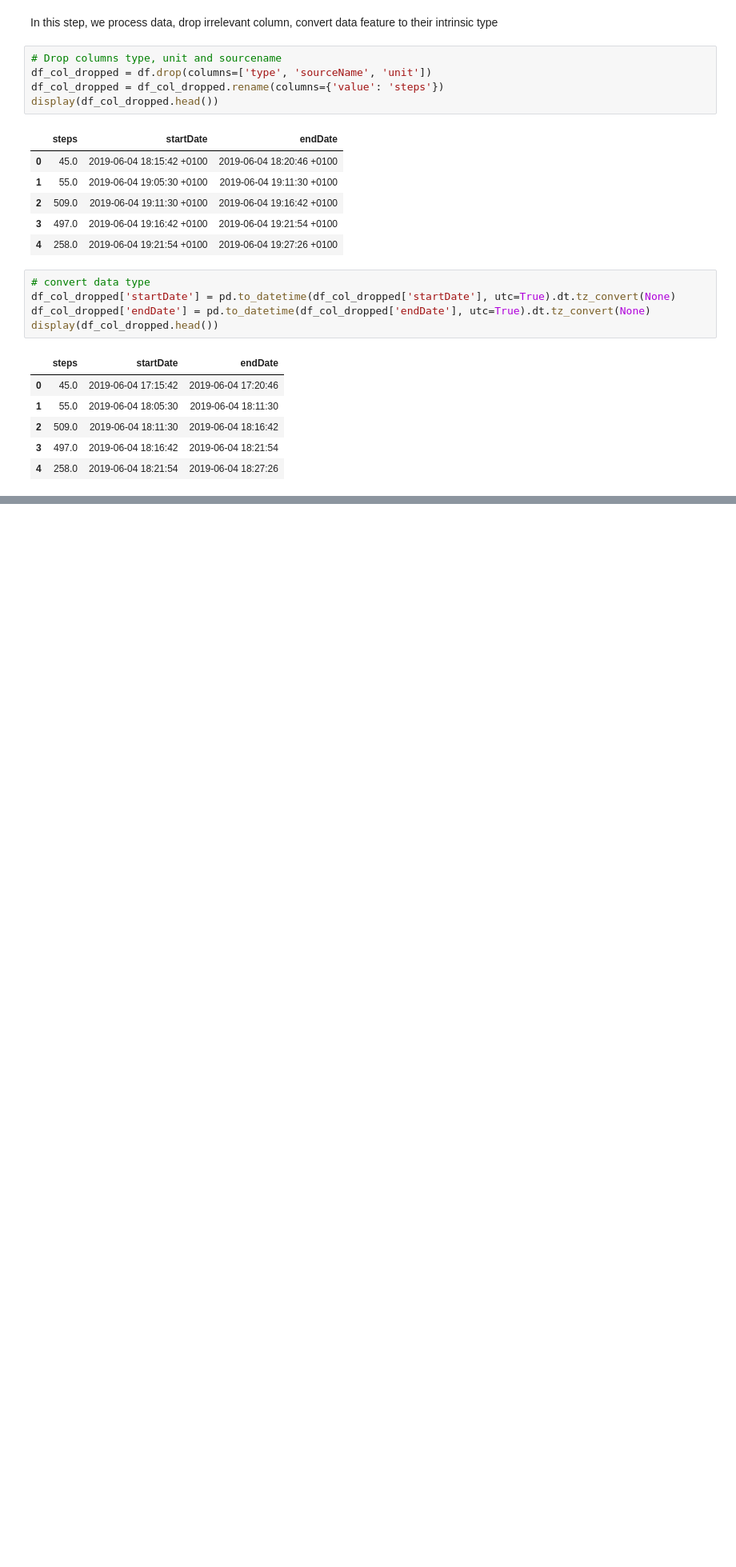
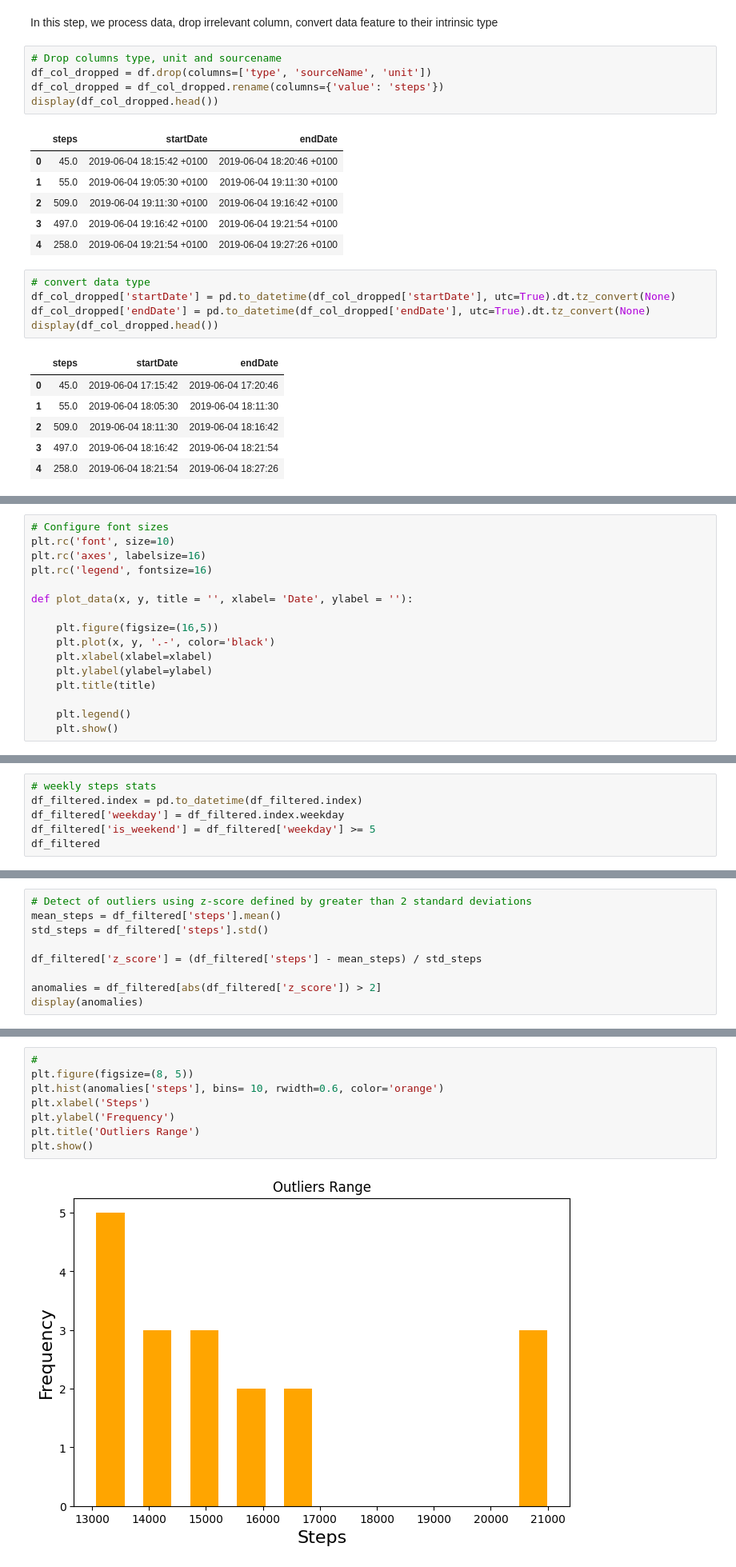
Before and after one commit to zsykk/pet_prject, a Jupyter notebook: pet_project.ipynb, the cells around one changed output, grey strips where cells are left out. Shown at 80% size. Drawn from its saved outputs; the diff is of its cells as text; blank space fills up the shorter version.

```diff
--- a/pet_project.ipynb
+++ b/pet_project.ipynb
@@ -99,0 +127,16 @@ memory usage: 483.7+ KB
+# %%
+# Configure font sizes
+plt.rc('font', size=10)
+plt.rc('axes', labelsize=16)
+plt.rc('legend', fontsize=16)
+
+def plot_data(x, y, title = '', xlabel= 'Date', ylabel = ''):
+
+    plt.figure(figsize=(16,5))
+    plt.plot(x, y, '.-', color='black')
+    plt.xlabel(xlabel=xlabel)
+    plt.ylabel(ylabel=ylabel)
+    plt.title(title)
+
+    plt.legend()
+    plt.show()
@@ -99,0 +183,6 @@ memory usage: 483.7+ KB
+# %%
+# weekly steps stats
+df_filtered.index = pd.to_datetime(df_filtered.index)
+df_filtered['weekday'] = df_filtered.index.weekday
+df_filtered['is_weekend'] = df_filtered['weekday'] >= 5
+df_filtered
@@ -99,0 +204,9 @@ memory usage: 483.7+ KB
+# %%
+# Detect of outliers using z-score defined by greater than 2 standard deviations
+mean_steps = df_filtered['steps'].mean()
+std_steps = df_filtered['steps'].std()
+
+df_filtered['z_score'] = (df_filtered['steps'] - mean_steps) / std_steps
+
+anomalies = df_filtered[abs(df_filtered['z_score']) > 2]
+display(anomalies)
@@ -99,0 +232,10 @@ memory usage: 483.7+ KB
+# %%
+#
+plt.figure(figsize=(8, 5))
+plt.hist(anomalies['steps'], bins= 10, rwidth=0.6, color='orange')
+plt.xlabel('Steps')
+plt.ylabel('Frequency')
+plt.title('Outliers Range')
+plt.show()
+# %% [output]
+[figure, added]
```
Also changed, not shown: parts of 18 cells of this notebook.
